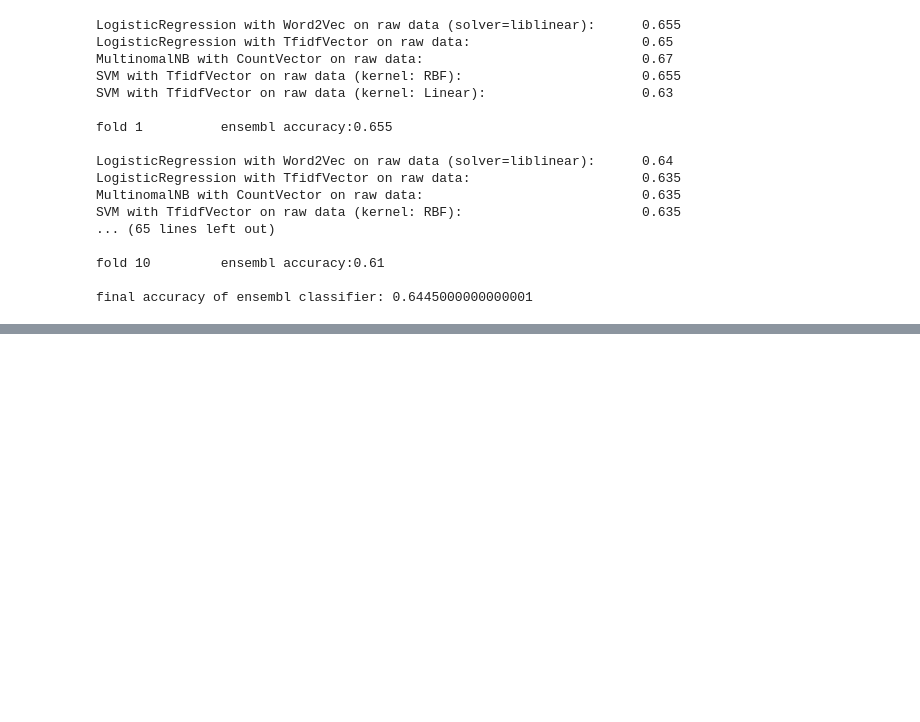
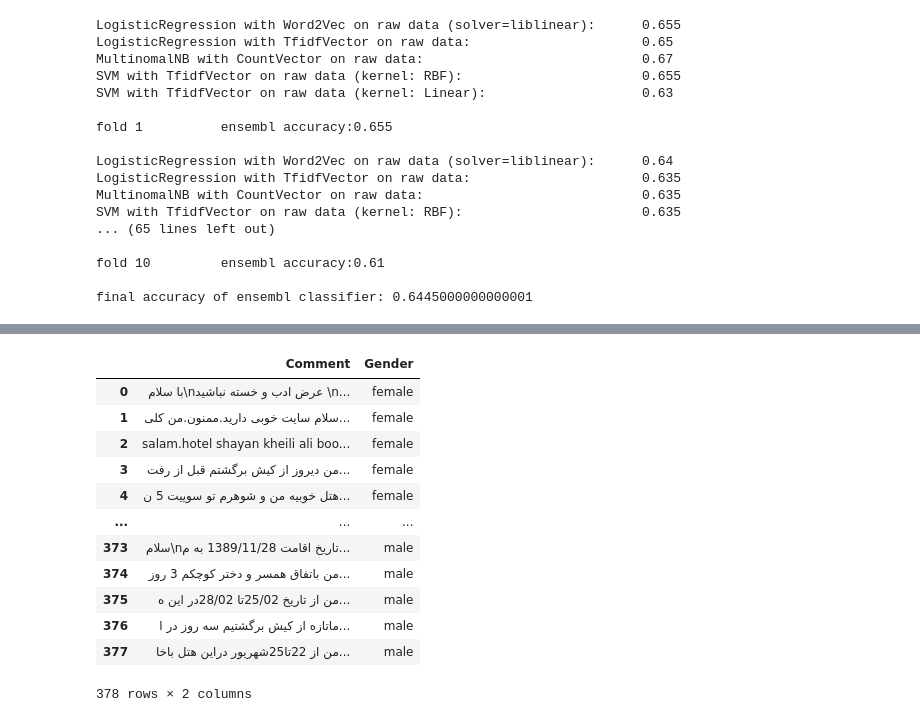
Before and after one commit to HLTT14/NLP-Assignments, a Jupyter notebook: NLP_Assignment1.ipynb, the cells around one changed output, grey strips where cells are left out. Saved outputs shown, nothing was run; the diff lists cells and outputs as text; code cells hidden in the pictures; blank space fills up the shorter version.

```diff
--- a/NLP_Assignment1.ipynb
+++ b/NLP_Assignment1.ipynb
@@ -584,0 +607,27 @@ final accuracy of ensembl classifier: 0.6445000000000001
+# %%
+test_data = []
+
+def read_test_files(path, tag):
+  for file in os.listdir(path):
+      with open(f"{path}/{file}", 'r', encoding='utf-8') as f:
+        test_data.append([f.read().strip(), tag])
+
+read_test_files("/content/test/female", "female")
+read_test_files("/content/test/male", "male")
+
+test_dataset = pd.DataFrame(test_data, columns = ["Comment", "Gender"])
+test_dataset
+# %% [output]
+|  | Comment | Gender |
+| 0 | با سلام\nعرض ادب و خسته نباشید \n... | female |
+| 1 | سلام سایت خوبی دارید.ممنون.من کلی... | female |
+| 2 | salam.hotel shayan kheili ali boo... | female |
+| 3 | من دیروز از کیش برگشتم قبل از رفت... | female |
+| 4 | هتل خوبیه من و شوهرم تو سوییت 5 ن... | female |
+| ... | ... | ... |
+| 373 | سلام\nتاریخ اقامت 1389/11/28 به م... | male |
+| 374 | من باتفاق همسر و دختر کوچکم 3 روز... | male |
+| 375 | من از تاریخ 25/02تا 28/02در این ه... | male |
+| 376 | ماتازه از کیش برگشتیم سه روز در ا... | male |
+| 377 | من از 22تا25شهریور دراین هتل باخا... | male |
+378 rows × 2 columns
```
Also changed, not shown: parts of 45 cells of this notebook.
